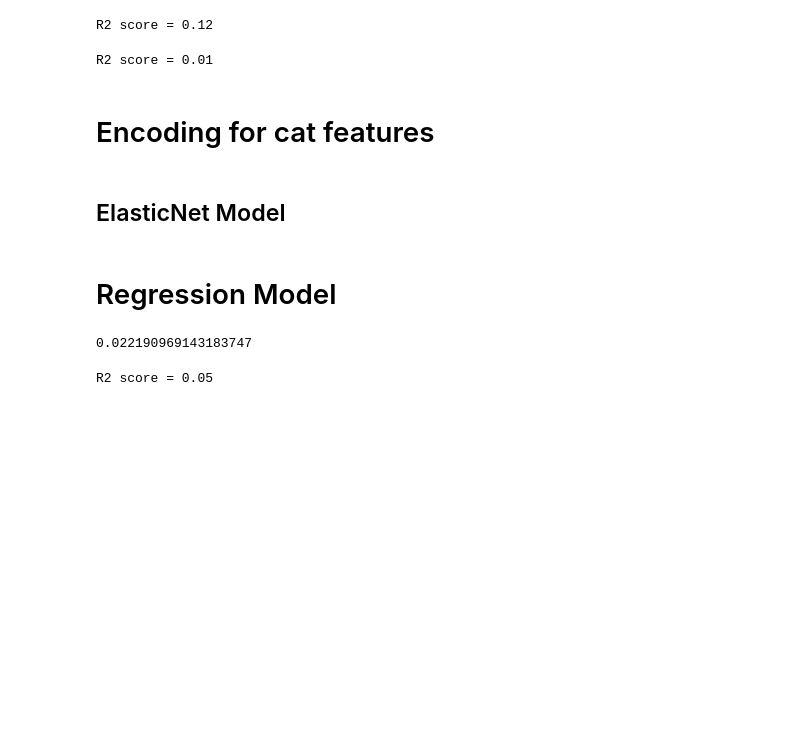
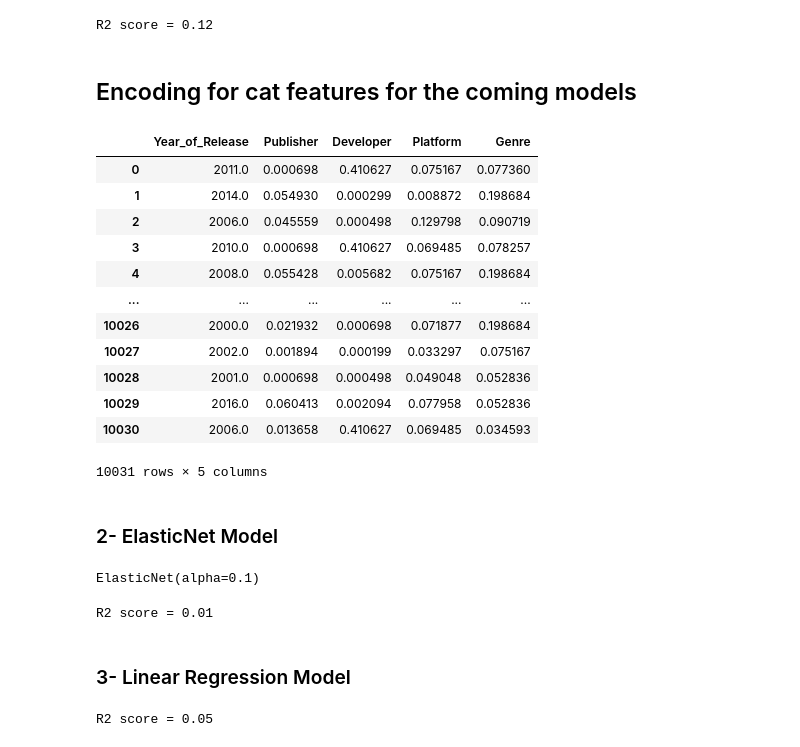
Before and after one commit to GhiathAjam/Analysis-of-Video-Games-Sales, a Jupyter notebook: Analysis/PredictiveQuestions/Q1.ipynb, the cells around one changed output. Drawn from its saved outputs; the diff is of its cells as text; code cells hidden in the pictures; blank space fills up the shorter version.

Commit message:
linear regression models

```diff
--- a/Analysis/PredictiveQuestions/Q1.ipynb
+++ b/Analysis/PredictiveQuestions/Q1.ipynb
@@ -130,31 +139,42 @@ print(rmse)
 print("R2 score =", round(sm.r2_score( y_val, y_pred), 2))
 # %% [output]
 R2 score = 0.12
-# %%
-# Import library
-# Building elastic net regression model with hyperparameter alpha = 0.1
-regr = ElasticNet(alpha=0.1)
-# Prepare input data
-regr.fit(X_train, y_train)
-regr.score(X_train, y_train)
-regr.coef_
-# array([0.66666667, 1.79069767])
-regr.intercept_
-y_predicted =regr.predict(X_val)
-print("R2 score =", round(sm.r2_score( y_val, y_predicted), 2))
-# %% [output]
-R2 score = 0.01
 # %% [markdown]
-# Encoding for cat features
+## Encoding for cat features for the coming models
+# %%
+X_train.head()
+encoding(X_train)
+# %% [output]
+|  | Year_of_Release | Publisher | Developer | Platform | Genre |
+| 0 | 2011.0 | 0.000698 | 0.410627 | 0.075167 | 0.077360 |
+| 1 | 2014.0 | 0.054930 | 0.000299 | 0.008872 | 0.198684 |
+| 2 | 2006.0 | 0.045559 | 0.000498 | 0.129798 | 0.090719 |
+| 3 | 2010.0 | 0.000698 | 0.410627 | 0.069485 | 0.078257 |
+| 4 | 2008.0 | 0.055428 | 0.005682 | 0.075167 | 0.198684 |
+| ... | ... | ... | ... | ... | ... |
+| 10026 | 2000.0 | 0.021932 | 0.000698 | 0.071877 | 0.198684 |
+| 10027 | 2002.0 | 0.001894 | 0.000199 | 0.033297 | 0.075167 |
+| 10028 | 2001.0 | 0.000698 | 0.000498 | 0.049048 | 0.052836 |
+| 10029 | 2016.0 | 0.060413 | 0.002094 | 0.077958 | 0.052836 |
+| 10030 | 2006.0 | 0.013658 | 0.410627 | 0.069485 | 0.034593 |
+10031 rows × 5 columns
 # %% [markdown]
-## ElasticNet Model
+### 2- ElasticNet Model
+# %%
+regr = ElasticNet(alpha=0.1)
+# Prepare input data (frequncy encoding)
+regr.fit(encoding(X_train), y_train)
+# %% [output]
+ElasticNet(alpha=0.1)
+# %%
+y_predicted =regr.predict(encoding(X_val))
+print("R2 score =", round(sm.r2_score( y_val, y_predicted), 2))
+# %% [output]
+R2 score = 0.01
 # %% [markdown]
-# Regression Model
+### 3- Linear Regression Model
 # %%
 reg = LinearRegression().fit(X_train, y_train)
-reg.score(X_train, y_train)
-# %% [output]
-0.022190969143183747
 # %%
 y_predicted =reg.predict(X_val)
 # compute accuracy
```
Also changed, not shown: parts of 8 cells of this notebook.
